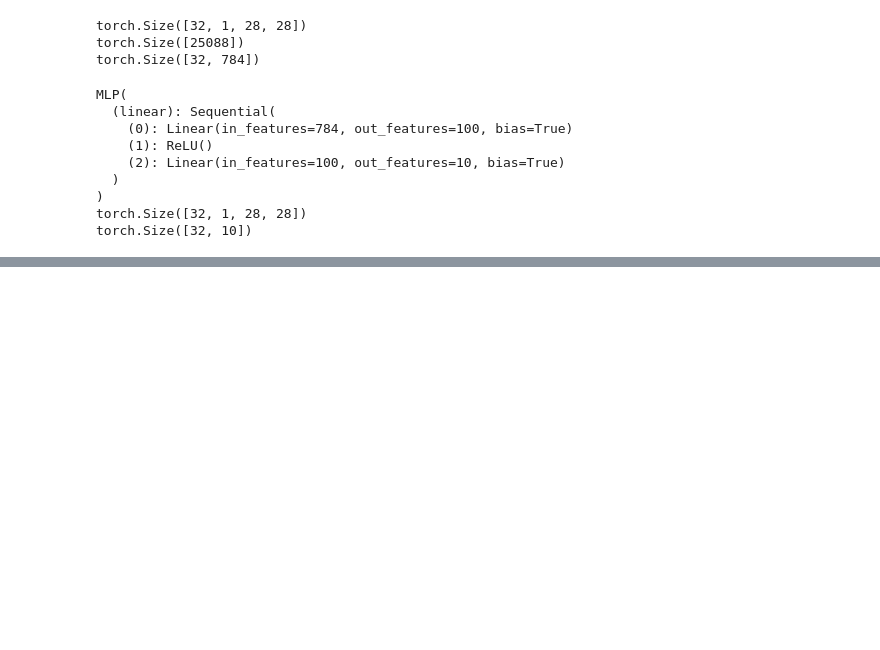
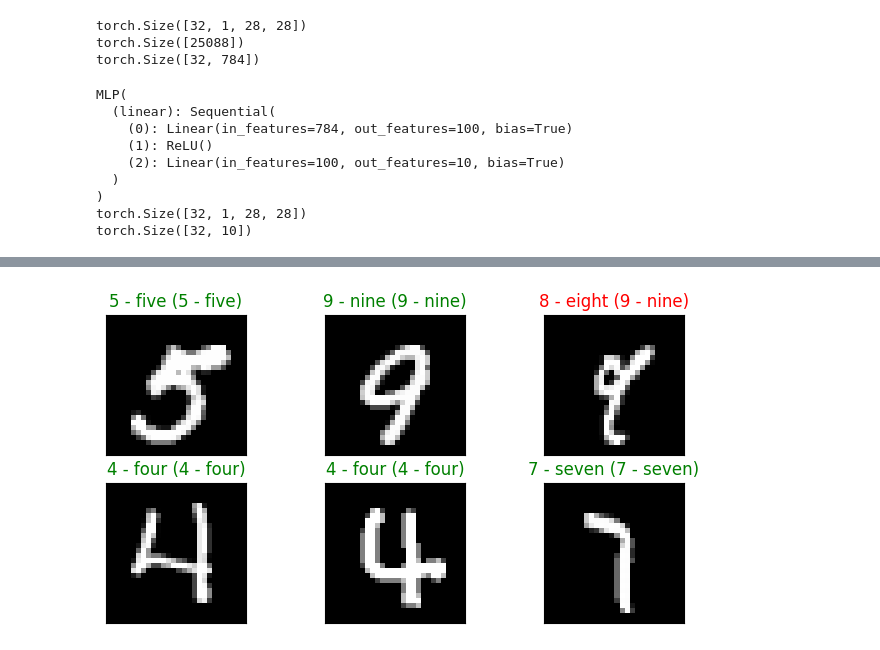
Before and after one commit to aitjoeun/PyTorch, a Jupyter notebook: 04.multiclass/02.1.multiclass_MNIST.ipynb, the cells around one changed output, grey strips where cells are left out. Cells and saved outputs as stored; diff of their text form; code cells hidden in the pictures; blank space fills up the shorter version.

```diff
--- a/04.multiclass/02.1.multiclass_MNIST.ipynb
+++ b/04.multiclass/02.1.multiclass_MNIST.ipynb
@@ -249,0 +268,21 @@ plt.grid()
+# %%
+model.eval()
+
+with torch.no_grad():
+  rcorrect = 0    # 잘 분류한거 누적으로 넣는 변수
+  for x_batch, y_batch in test_DL :
+    x_batch = x_batch.to(DEVICE)
+    y_batch = y_batch.to(DEVICE)
+
+    y_hat = model(x_batch)
+
+    pred = y_hat.argmax(dim=1)
+    print(y_hat.shape)
+    print(pred)
+
+    corrects_b = torch.sum(pred == y_batch).item()
+    rcorrect += corrects_b
+
+  accuracy_e = rcorrect/len(test_DL.dataset) * 100
+
+print(f'Test accuracy : {rcorrect} / {len(test_DL.dataset)} ({accuracy_e:.1f} %)')
@@ -249,0 +315,20 @@ plt.grid()
+# %%
+model.eval()
+with torch.no_grad():
+  x_batch, y_batch = next(iter(test_DL))
+  x_batch = x_batch.to(DEVICE)
+  y_hat = model(x_batch)
+  pred = y_hat.argmax(dim=1)
+
+x_batch = x_batch.to('cpu')
+
+plt.figure(figsize=(8,4))
+for idx in range(6):
+  plt.subplot(2, 3, idx+1, xticks=[], yticks=[])
+  plt.imshow(x_batch[idx].permute(1,2,0), cmap='gray')
+  pred_class = test_DL.dataset.classes[pred[idx]]
+  true_class = test_DL.dataset.classes[y_batch[idx]]
+  plt.title(f'{pred_class} ({true_class})',
+            color='g' if pred_class == true_class else 'r')
+# %% [output]
+[figure, added]
```
Also changed, not shown: parts of 10 cells of this notebook.
